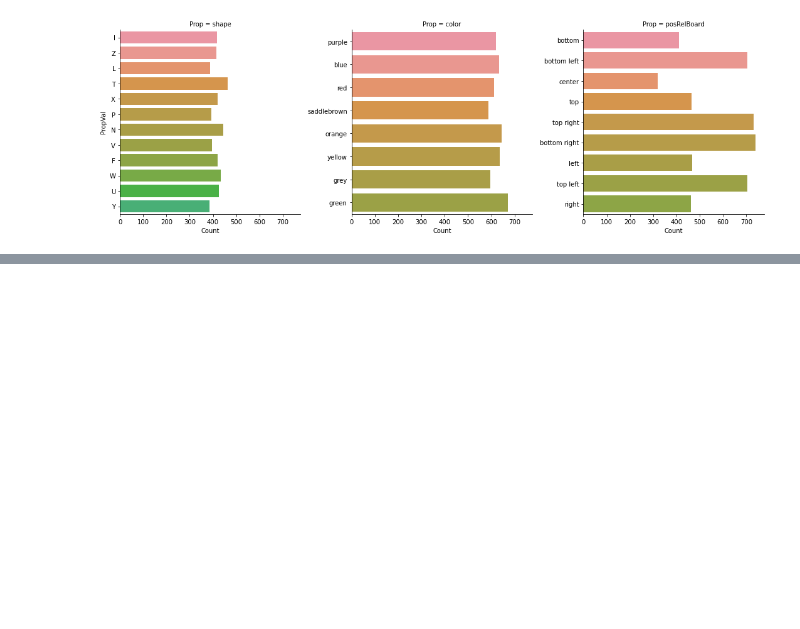
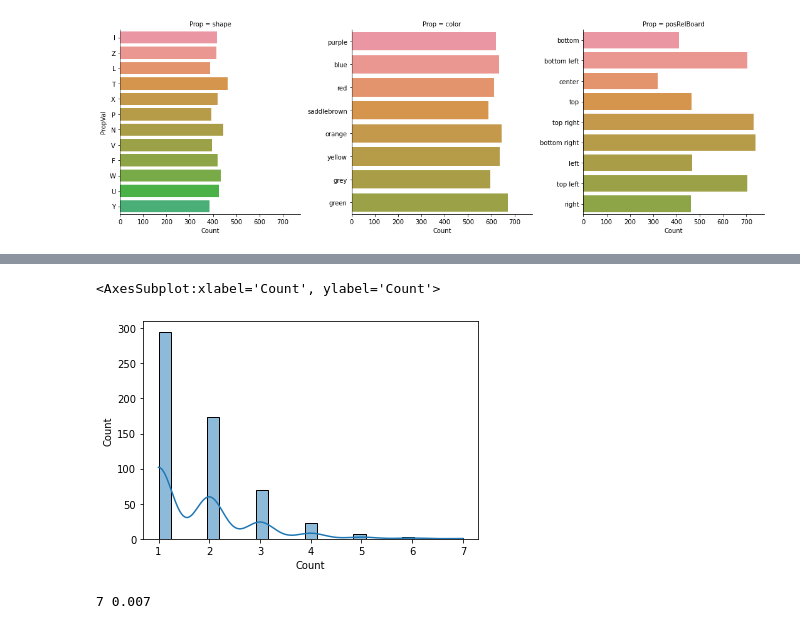
Before and after one commit to clp-research/golmi, a Jupyter notebook: scripts/inspect_data.ipynb, the cells around one changed output, grey strips where cells are left out. Saved outputs shown, nothing was run; the diff lists cells and outputs as text; code cells hidden in the pictures; blank space fills up the shorter version.

```diff
--- a/scripts/inspect_data.ipynb
+++ b/scripts/inspect_data.ipynb
@@ -84,4 +113,27 @@ sns.catplot(x="Count", y="PropVal", col="Prop", kind="bar", data=df_props, orien
+# %%
+sns.histplot(df_target_props.Count, kde=True)
+# %% [output]
+<AxesSubplot:xlabel='Count', ylabel='Count'>
+[figure, added]
 # %%
 # For a single situation we still have multiple refs
 # How many distinct refs (based on included props) do we have on average?
 # Can also be seen as distribution of Y (label frequencies)
+def refs_uniq_freq(tasks):
+    freqs = []
+    for task in tasks:
+        task_refs = set()
+        for ref in task["refs"]:
+            # order should not matter (we sort before)
+            props = list(ref["props"].keys())
+            props.sort()
+            task_refs.add(tuple(props))  # list is not hashable, but tuple is
+        freqs.append(task_refs)
+    return freqs
+
+
+refs_uniq_freqs = refs_uniq_freq(tasks)
+total_uniq_refs = set([r for refs in refs_uniq_freqs for r in refs])
+print(len(total_uniq_refs), len(total_uniq_refs) / float(7))
+# %% [output]
+7 0.007
```
Also changed, not shown: parts of 17 cells of this notebook.
